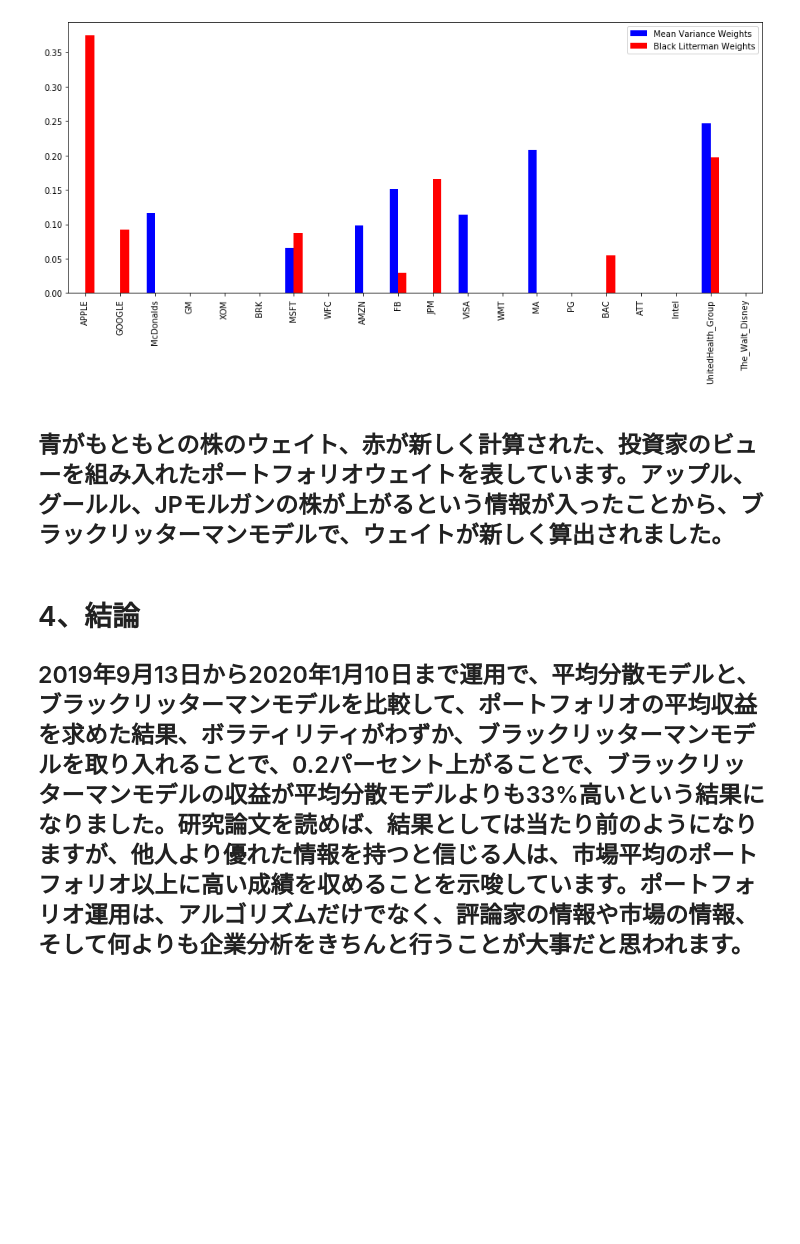
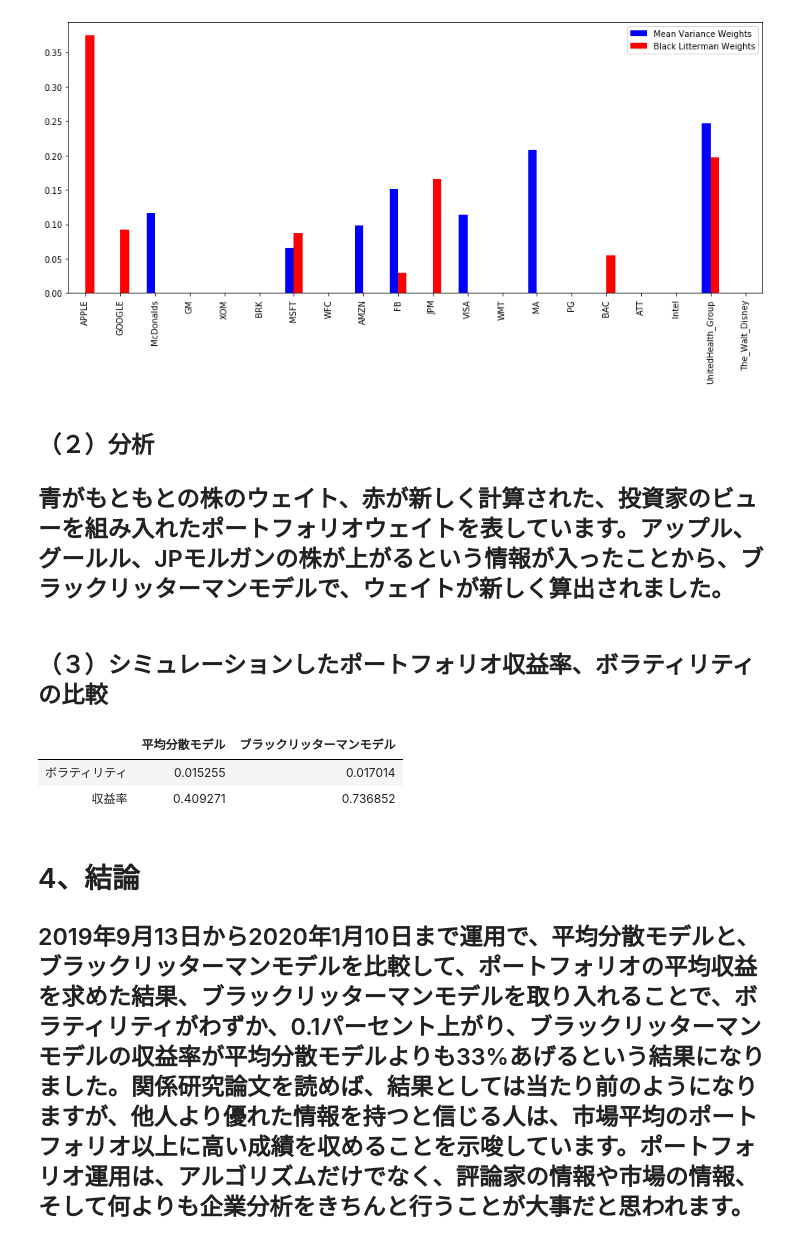
Before and after one commit to lujiaweigood/Black-Litterman-Model-and-Mean-Variance-Model, a Jupyter notebook: portfolio.ipynb, the cells around one changed output. Drawn from its saved outputs; the diff is of its cells as text; code cells hidden in the pictures; blank space fills up the shorter version.

```diff
--- a/portfolio.ipynb
+++ b/portfolio.ipynb
@@ -203,10 +203,10 @@ Sharpe Ratio: -0.13
 # %%
 #CAPM理論に基づき、平均分散モデルを最適化
 #無リスク金利を入れる
-ef = EfficientFrontier(mu, S)
-weights = ef.max_sharpe(risk_free_rate=risk_free)
+EF = EfficientFrontier(mu, S)
+weights = EF.max_sharpe(risk_free_rate=risk_free)
 #ポートフォリオの年リターン、ボラティリティ、シャープ・レシオを求める
-ef.portfolio_performance(verbose=True)
+EF.portfolio_performance(verbose=True)
 # %% [output]
 Expected annual return: 26.4%
 Annual volatility: 16.6%
@@ -242,5 +322,5 @@ ef.clean_weights()
 # %%
-Mean_variance_return=np.sum(np.array(ef.weights)*np.array(expected_returns.mean_historical_return(data2, frequency=252)))
+Mean_variance_return=np.sum(np.array(EF.weights)*np.array(expected_returns.mean_historical_return(data2, frequency=252)))
 # %%
 Mean_variance_return
 # %% [output]
@@ -489,7 +498,20 @@ df.T.plot(kind='bar', color='br')
 <matplotlib.axes._subplots.AxesSubplot at 0x...>
 [figure]
 # %% [markdown]
+## （２）分析
 ## 青がもともとの株のウェイト、赤が新しく計算された、投資家のビューを組み入れたポートフォリオウェイトを表しています。アップル、グールル、JPモルガンの株が上がるという情報が入ったことから、ブラックリッターマンモデルで、ウェイトが新しく算出されました。
+# %% [markdown]
+## （３）シミュレーションしたポートフォリオ収益率、ボラティリティの比較
+# %%
+df2 = pd.DataFrame([[objective_functions.volatility(EF.weights, risk_models.sample_cov(data2)),\
+                    objective_functions.volatility(bl.weights, risk_models.sample_cov(data2))
+                    ],[Mean_variance_return,BL_return]],columns=["平均分散モデル","ブラックリッターマンモデル"],index=["ボラティリティ","収益率"])
+
+df2
+# %% [output]
+|  | 平均分散モデル | ブラックリッターマンモデル |
+| ボラティリティ | 0.015255 | 0.017014 |
+| 収益率 | 0.409271 | 0.736852 |
 # %% [markdown]
 # 4、結論
-## 2019年9月13日から2020年1月10日まで運用で、平均分散モデルと、ブラックリッターマンモデルを比較して、ポートフォリオの平均収益を求めた結果、ボラティリティがわずか、ブラックリッターマンモデルを取り入れることで、0.2パーセント上がることで、ブラックリッターマンモデルの収益が平均分散モデルよりも33%高いという結果になりました。研究論文を読めば、結果としては当たり前のようになりますが、他人より優れた情報を持つと信じる人は、市場平均のポートフォリオ以上に高い成績を収めることを示唆しています。ポートフォリオ運用は、アルゴリズムだけでなく、評論家の情報や市場の情報、そして何よりも企業分析をきちんと行うことが大事だと思われます。
+## 2019年9月13日から2020年1月10日まで運用で、平均分散モデルと、ブラックリッターマンモデルを比較して、ポートフォリオの平均収益を求めた結果、ブラックリッターマンモデルを取り入れることで、ボラティリティがわずか、0.1パーセント上がり、ブラックリッターマンモデルの収益率が平均分散モデルよりも33%あげるという結果になりました。関係研究論文を読めば、結果としては当たり前のようになりますが、他人より優れた情報を持つと信じる人は、市場平均のポートフォリオ以上に高い成績を収めることを示唆しています。ポートフォリオ運用は、アルゴリズムだけでなく、評論家の情報や市場の情報、そして何よりも企業分析をきちんと行うことが大事だと思われます。
```
Also changed, not shown: parts of 22 cells of this notebook.
